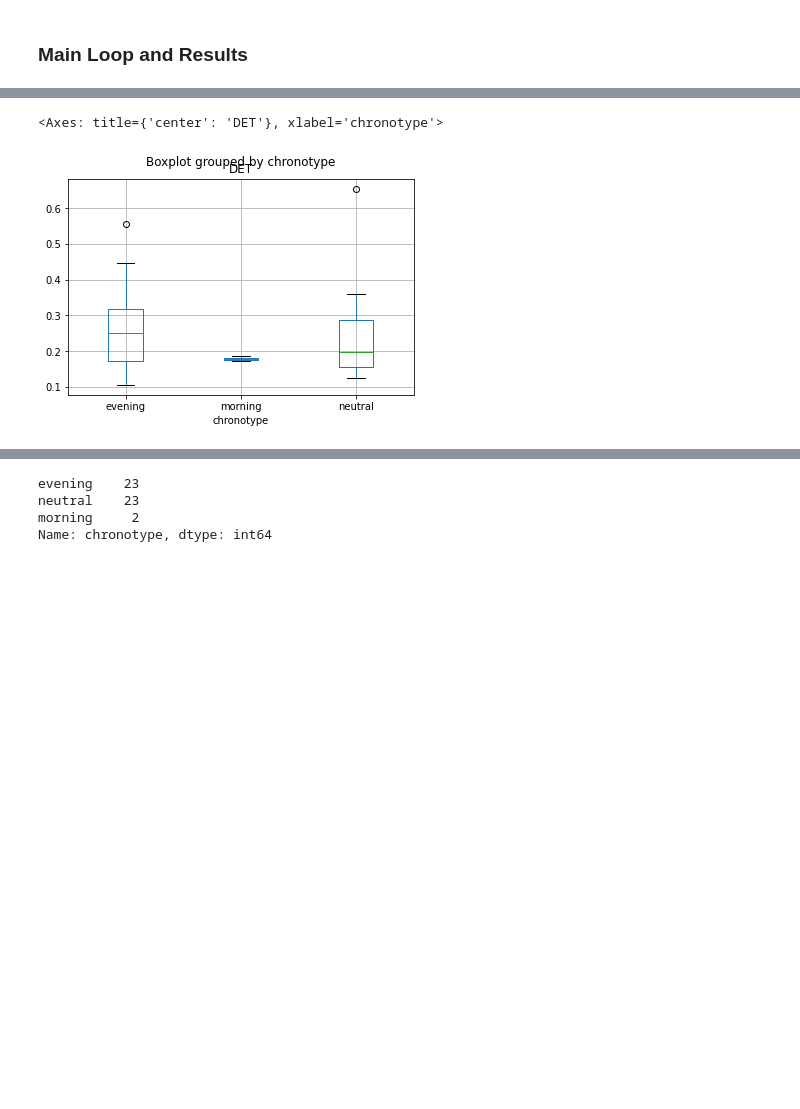
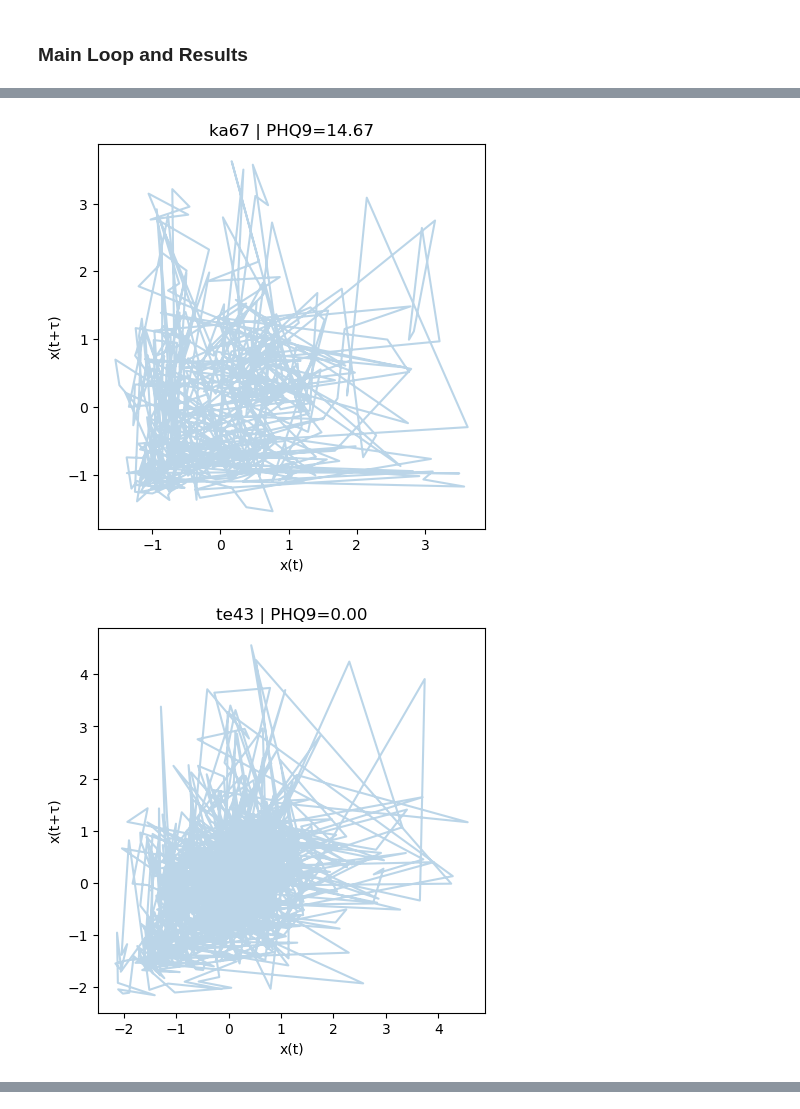
Before and after one commit to nachodll/complex_systems, a Jupyter notebook: Complex_Systems_Code (2).ipynb, the cells around one changed output, grey strips where cells are left out. Saved outputs shown, nothing was run; the diff lists cells and outputs as text; code cells hidden in the pictures; blank space fills up the shorter version.

```diff
--- a/Complex_Systems_Code (2).ipynb
+++ b/Complex_Systems_Code (2).ipynb
@@ -107,13 +97,10 @@ def takens(ts, m, tau):
 # %%
 def recurrence_matrix(emb, eps):
     D = squareform(pdist(emb))
-    R = (D < eps).astype(int)
-    return R
+    return (D < eps).astype(int)
 # %%
 def choose_eps(emb, target_rr=0.03):
-    D = pdist(emb)
-    eps = np.quantile(D, target_rr)
-    return eps
+    return np.quantile(pdist(emb), target_rr)
 # %%
 def recurrence_rate(R):
     return np.mean(R)
@@ -267,10 +196,14 @@ ISI: SignificanceResult(statistic=0.21677982496674497, pvalue=0.1388818038534960
 # %%
-def label_meq(x):
-    if x >= 59:
-        return "morning"
-    elif x <= 41:
-        return "evening"
-    else:
-        return "neutral"
+# Scatter
+plt.figure()
+plt.scatter(results_df["PHQ9"], results_df["DET"])
+plt.xlabel("PHQ9")
+plt.ylabel("DET")
+plt.title("DET vs Depression Severity")
+plt.show()
 
-results_df["chronotype"] = results_df["MEQ"].apply(label_meq)
+# Boxplot
+results_df.boxplot(column="DET", by="PHQ_group")
+plt.title("DET by Depression Group")
+plt.suptitle("")
+plt.show()
@@ -277,6 +213,20 @@ results_df["chronotype"] = results_df["MEQ"].apply(label_meq)
 # %%
-results_df.groupby("chronotype")[["DET","RR","complexity"]].mean()
-results_df.boxplot(column="DET", by="chronotype")
+# Phase Space Reconstructions
+high_ids = results_df.nlargest(3, "PHQ9")["deviceId"]
+low_ids  = results_df.nsmallest(3, "PHQ9")["deviceId"]
+
+for _, row in results_df.iterrows():
+    if row["deviceId"] in list(high_ids) + list(low_ids):
+
+        emb = row["emb"]
+
+        plt.figure(figsize=(5,5))
+        plt.plot(emb[:,0], emb[:,1], alpha=0.3)
+
+        plt.title(f"{row['deviceId']} | PHQ9={row['PHQ9']:.2f}")
+        plt.xlabel("x(t)")
+        plt.ylabel("x(t+τ)")
+        plt.show()
 # %% [output]
-<Axes: title={'center': 'DET'}, xlabel='chronotype'>
-[figure, old version]
+[figure, new version]
+[figure, added]
@@ -283,7 +236,0 @@ results_df.boxplot(column="DET", by="chronotype")
-# %%
-results_df["chronotype"].value_counts()
-# %% [output]
-evening    23
-neutral    23
-morning     2
-Name: chronotype, dtype: int64
```
Also changed, not shown: parts of 11 cells of this notebook.
